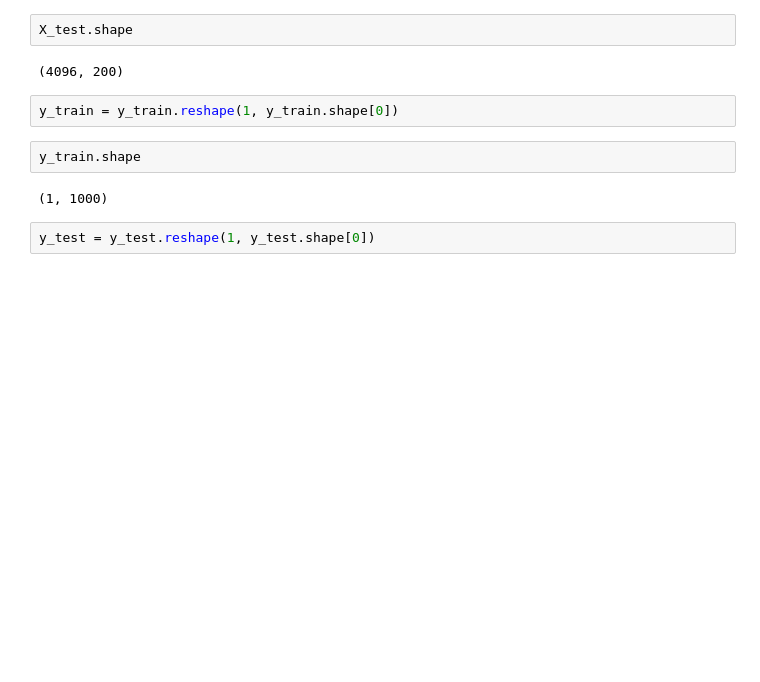
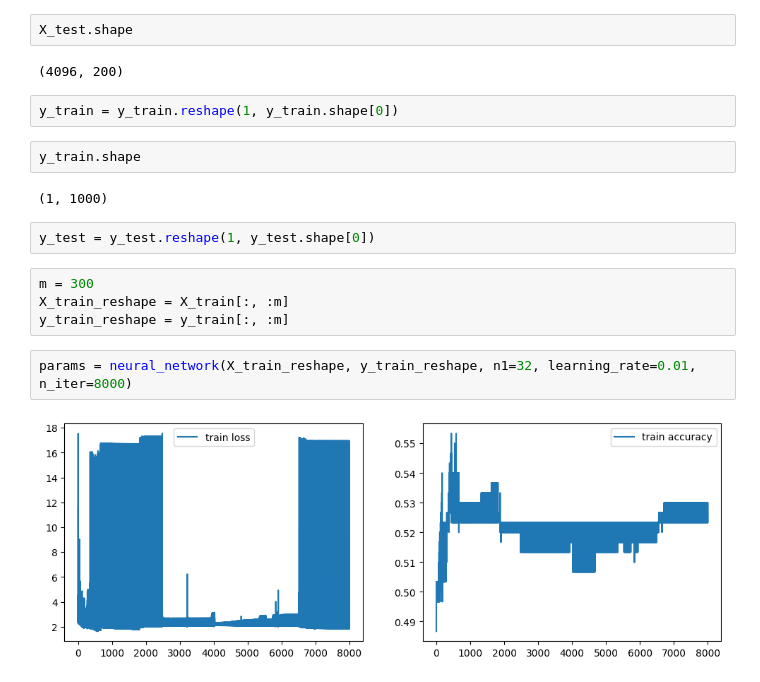
Before and after one commit to Youneesz/deeplearning, a Jupyter notebook: firstneuralnetwork.ipynb, the cells around one changed output. Saved outputs shown, nothing was run; the diff lists cells and outputs as text; blank space fills up the shorter version.

```diff
--- a/firstneuralnetwork.ipynb
+++ b/firstneuralnetwork.ipynb
@@ -252,3 +251,11 @@ y_train.shape
 (1, 1000)
 # %%
 y_test = y_test.reshape(1, y_test.shape[0])
+# %%
+m = 300
+X_train_reshape = X_train[:, :m]
+y_train_reshape = y_train[:, :m]
+# %%
+params = neural_network(X_train_reshape, y_train_reshape, n1=32, learning_rate=0.01, n_iter=8000)
+# %% [output]
+[figure, added]
```
Also changed, not shown: parts of 2 cells of this notebook, 8 other files.
